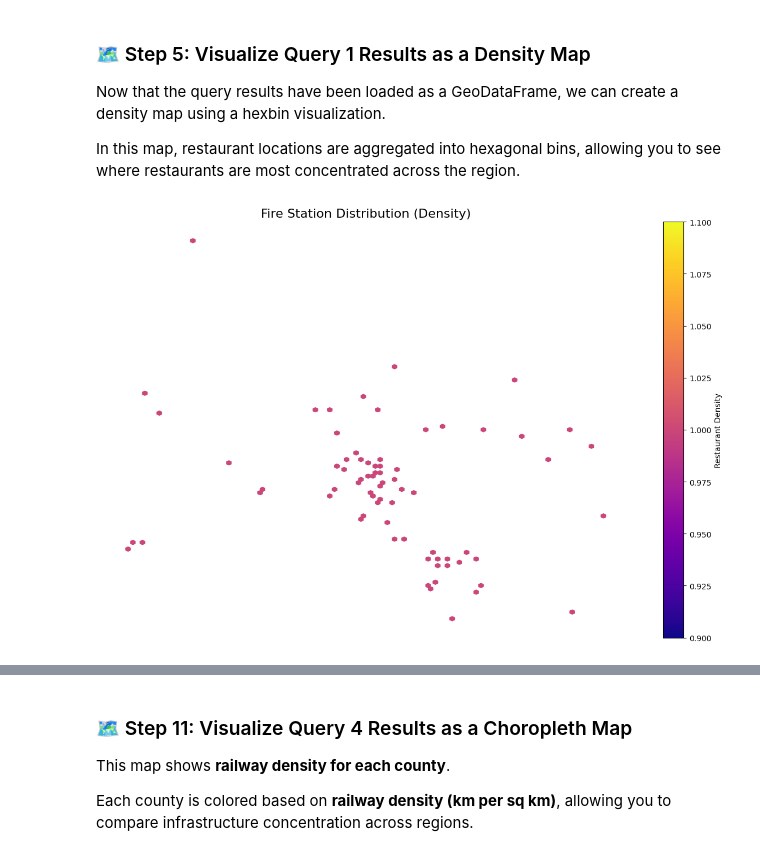
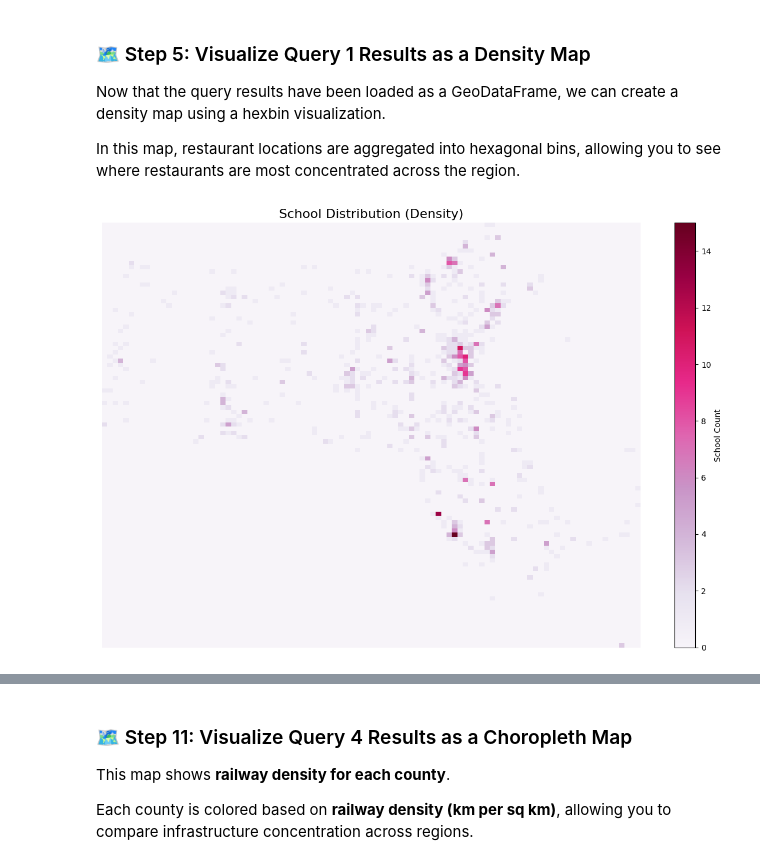
Before and after one commit to laurbolton/gist604b-osm-postgis-sp26, a Jupyter notebook: notebooks/osm_postgis_massachusetts.ipynb, the cells around one changed output, grey strips where cells are left out. Saved outputs shown, nothing was run; the diff lists cells and outputs as text; code cells hidden in the pictures.

```diff
--- a/notebooks/osm_postgis_massachusetts.ipynb
+++ b/notebooks/osm_postgis_massachusetts.ipynb
@@ -126,7 +110,7 @@ Before running SQL queries, create a connection to the database using SQLAlchemy
 # %%
 # Create a SQLAlchemy engine to connect to the PostGIS database
 engine = create_engine(
-    "postgresql+psycopg2://postgres:postgres@localhost:5432/arizona"
+    "postgresql+psycopg2://postgres:postgres@localhost:5432/massachusetts"
 )
 print("SQLAlchemy engine created!")
 # %% [output]
@@ -140,5 +122,5 @@ The SQL query is stored in a separate `.sql` file. In this step, we read the que
 # %%
-query_1_file = Path("../sql/massachusetts/01_osm_fire_station_distribution.sql")
+query_1_file = Path("../sql/massachusetts/01_osm_school_distribution.sql")
 # Read SQL query from file
 query_1_sql = query_1_file.read_text(encoding="utf-8")
 
@@ -173,26 +155,26 @@ In this map, restaurant locations are aggregated into hexagonal bins, allowing y
 # %%
 # Extract coordinates
 x = query_1_results.geometry.x
 y = query_1_results.geometry.y
 
 fig, ax = plt.subplots(figsize=(12, 8))
 
-# Hexbin density plot (heatmap-style)
-hb = ax.hexbin(
+# 2D histogram plot
+h = ax.hist2d(
     x, y,
-    gridsize=100,
-    cmap="plasma",
-    mincnt=1
+    bins=100,
+    cmap="PuRd"
 )
 
 # Colorbar
-cb = fig.colorbar(hb, ax=ax)
-cb.set_label("Fire Station Density")
+cb = fig.colorbar(h[3], ax=ax)
+cb.set_label("School Count")
 
-ax.set_title("Fire Station Distribution (Density)", fontsize=16)
+# Formatting (match notebook style)
+ax.set_title("School Distribution (Density)", fontsize=16)
 ax.set_axis_off()
 
 plt.tight_layout()
 plt.show()
 # %% [output]
-[figure, old version]
+[figure, new version]
```
Also changed, not shown: parts of 15 cells of this notebook, 3 other files.
